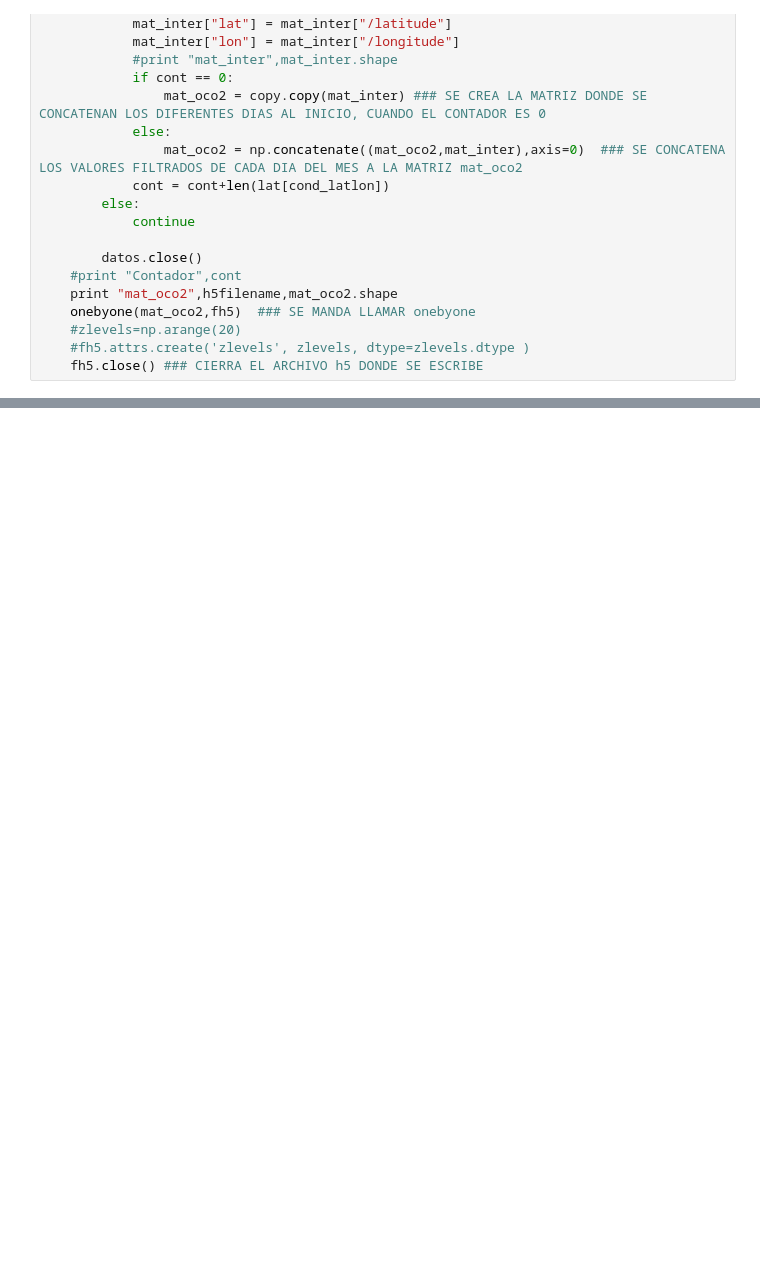
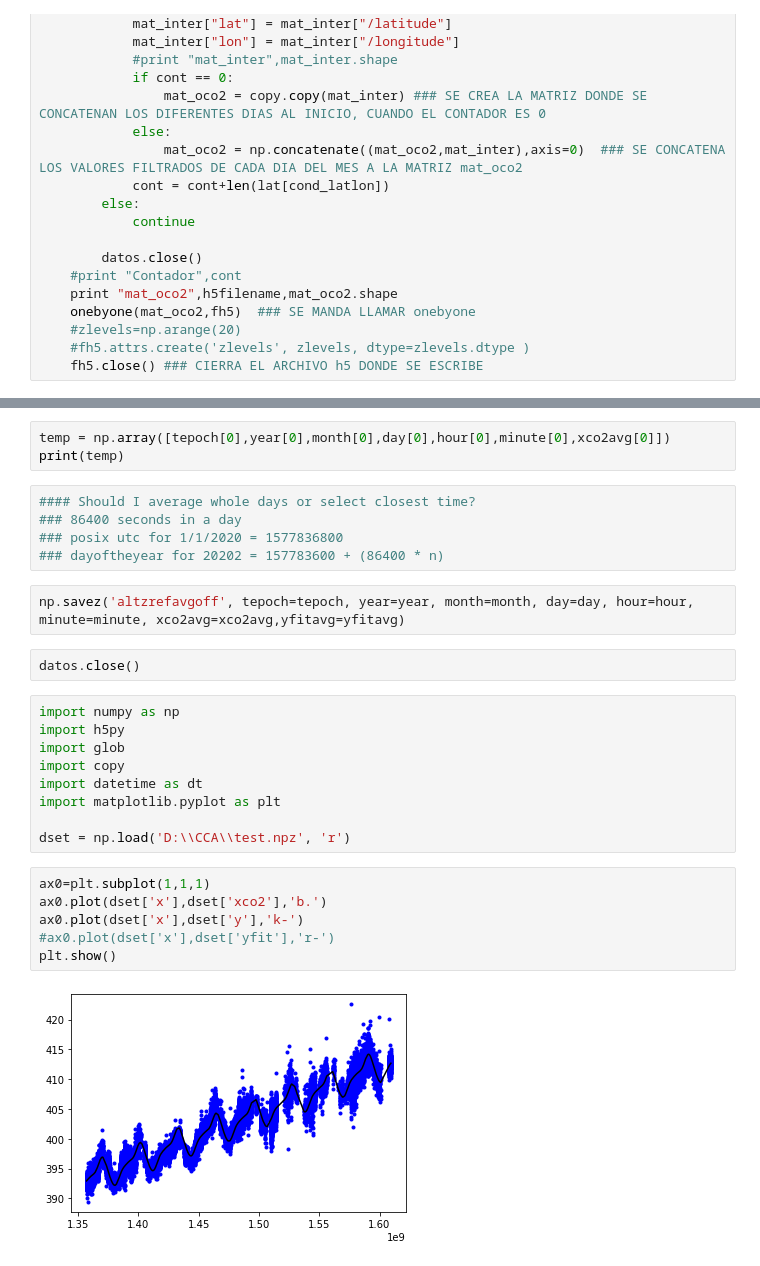
Before and after one commit to mixtli-c/cca-jupyter, a Jupyter notebook: file writing test.ipynb, the cells around one changed output, grey strips where cells are left out. Drawn from its saved outputs; the diff is of its cells as text; blank space fills up the shorter version.

```diff
--- a/file writing test.ipynb
+++ b/file writing test.ipynb
@@ -158,0 +220,29 @@ float64 <U28 <U28
+# %%
+temp = np.array([tepoch[0],year[0],month[0],day[0],hour[0],minute[0],xco2avg[0]])
+print(temp)
+# %%
+#### Should I average whole days or select closest time?
+### 86400 seconds in a day
+### posix utc for 1/1/2020 = 1577836800
+### dayoftheyear for 20202 = 157783600 + (86400 * n)
+# %%
+np.savez('altzrefavgoff', tepoch=tepoch, year=year, month=month, day=day, hour=hour, minute=minute, xco2avg=xco2avg,yfitavg=yfitavg)
+# %%
+datos.close()
+# %%
+import numpy as np
+import h5py
+import glob
+import copy
+import datetime as dt
+import matplotlib.pyplot as plt
+
+dset = np.load('D:\\CCA\\test.npz', 'r')
+# %%
+ax0=plt.subplot(1,1,1)
+ax0.plot(dset['x'],dset['xco2'],'b.')
+ax0.plot(dset['x'],dset['y'],'k-')
+#ax0.plot(dset['x'],dset['yfit'],'r-')
+plt.show()
+# %% [output]
+[figure, added]
```
Also changed, not shown: parts of 14 cells of this notebook, 25 other files.
